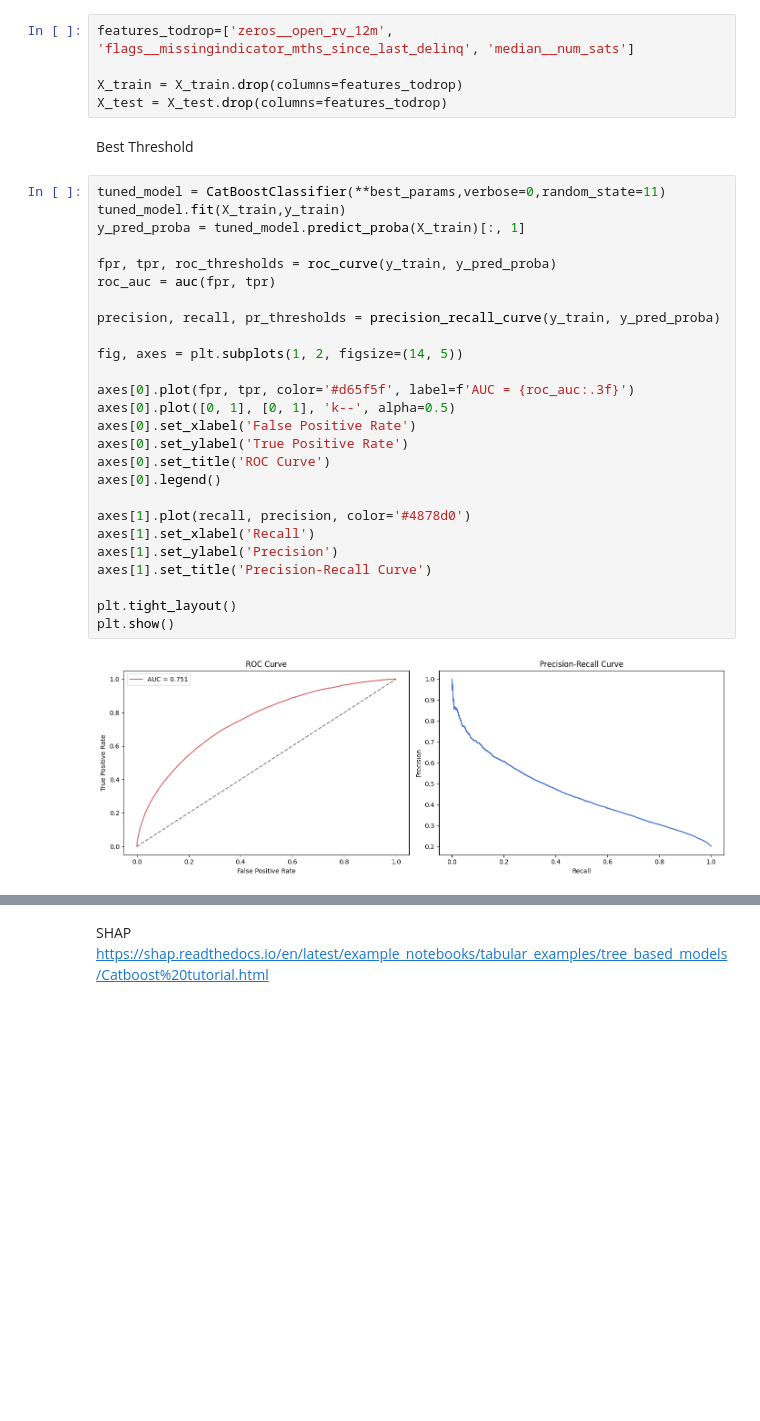
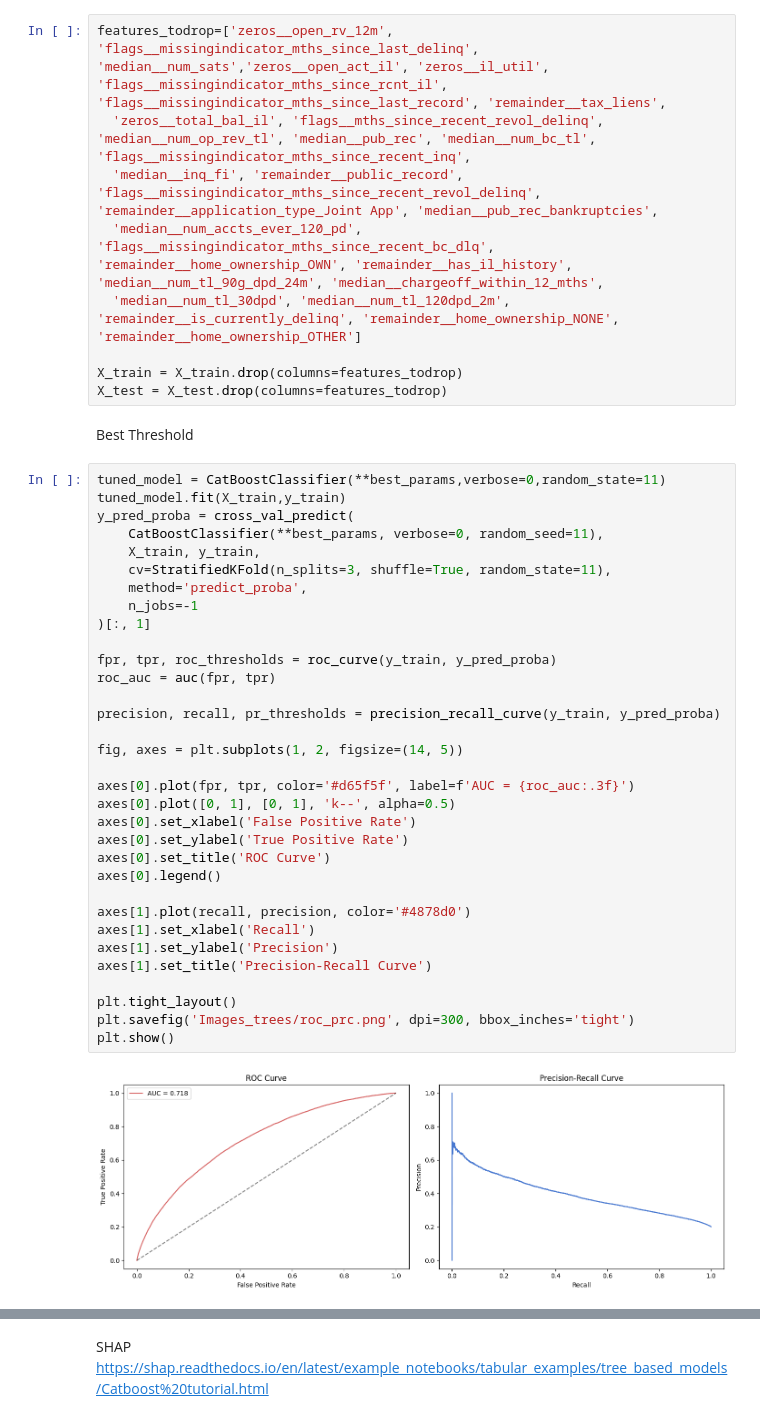
Before and after one commit to Mbu32/Credit-Default, a Jupyter notebook: Trees/endtoend_trees.ipynb, the cells around one changed output, grey strips where cells are left out. Saved outputs shown, nothing was run; the diff lists cells and outputs as text; blank space fills up the shorter version.

```diff
--- a/Trees/endtoend_trees.ipynb
+++ b/Trees/endtoend_trees.ipynb
@@ -308,7 +308,11 @@ plot_learning_curve(tuned_model,X_train,y_train,model_name='CatBoost')
 # %% [markdown]
 Dropped columns from SHAP
 # %%
-features_todrop=['zeros__open_rv_12m', 'flags__missingindicator_mths_since_last_delinq', 'median__num_sats']
+features_todrop=['zeros__open_rv_12m', 'flags__missingindicator_mths_since_last_delinq', 'median__num_sats','zeros__open_act_il', 'zeros__il_util', 'flags__missingindicator_mths_since_rcnt_il', 'flags__missingindicator_mths_since_last_record', 'remainder__tax_liens',
+  'zeros__total_bal_il', 'flags__mths_since_recent_revol_delinq', 'median__num_op_rev_tl', 'median__pub_rec', 'median__num_bc_tl', 'flags__missingindicator_mths_since_recent_inq',
+  'median__inq_fi', 'remainder__public_record', 'flags__missingindicator_mths_since_recent_revol_delinq', 'remainder__application_type_Joint App', 'median__pub_rec_bankruptcies',
+  'median__num_accts_ever_120_pd', 'flags__missingindicator_mths_since_recent_bc_dlq', 'remainder__home_ownership_OWN', 'remainder__has_il_history', 'median__num_tl_90g_dpd_24m', 'median__chargeoff_within_12_mths',
+  'median__num_tl_30dpd', 'median__num_tl_120dpd_2m', 'remainder__is_currently_delinq', 'remainder__home_ownership_NONE', 'remainder__home_ownership_OTHER']
 
 X_train = X_train.drop(columns=features_todrop)
 X_test = X_test.drop(columns=features_todrop)
@@ -317,30 +321,37 @@ Best Threshold
 # %%
 tuned_model = CatBoostClassifier(**best_params,verbose=0,random_state=11)
 tuned_model.fit(X_train,y_train)
-y_pred_proba = tuned_model.predict_proba(X_train)[:, 1]
+y_pred_proba = cross_val_predict(
+    CatBoostClassifier(**best_params, verbose=0, random_seed=11),
+    X_train, y_train,
+    cv=StratifiedKFold(n_splits=3, shuffle=True, random_state=11),
+    method='predict_proba',
+    n_jobs=-1
+)[:, 1]
 
 fpr, tpr, roc_thresholds = roc_curve(y_train, y_pred_proba)
 roc_auc = auc(fpr, tpr)
 
 precision, recall, pr_thresholds = precision_recall_curve(y_train, y_pred_proba)
 
 fig, axes = plt.subplots(1, 2, figsize=(14, 5))
 
 axes[0].plot(fpr, tpr, color='#d65f5f', label=f'AUC = {roc_auc:.3f}')
 axes[0].plot([0, 1], [0, 1], 'k--', alpha=0.5)
 axes[0].set_xlabel('False Positive Rate')
 axes[0].set_ylabel('True Positive Rate')
 axes[0].set_title('ROC Curve')
 axes[0].legend()
 
 axes[1].plot(recall, precision, color='#4878d0')
 axes[1].set_xlabel('Recall')
 axes[1].set_ylabel('Precision')
 axes[1].set_title('Precision-Recall Curve')
 
 plt.tight_layout()
+plt.savefig('Images_trees/roc_prc.png', dpi=300, bbox_inches='tight')
 plt.show()
 # %% [output]
-[figure, old version]
+[figure, new version]
 # %%
 # F1 score at each threshold — balances precision and recall
```
Also changed, not shown: parts of 15 cells of this notebook.
